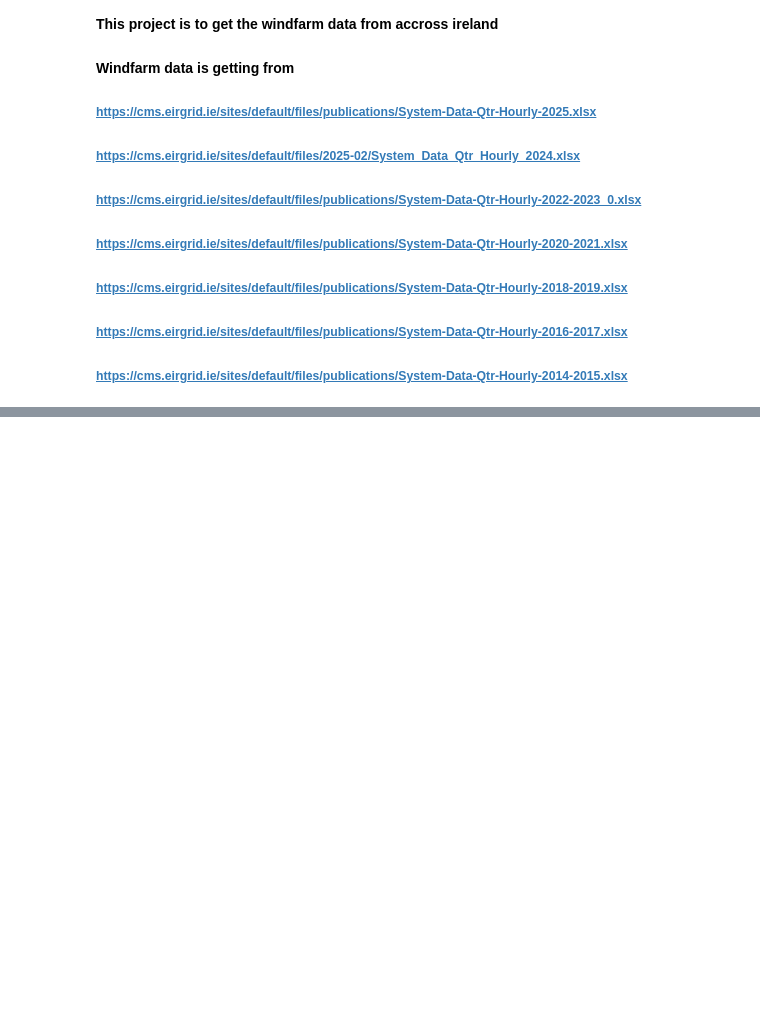
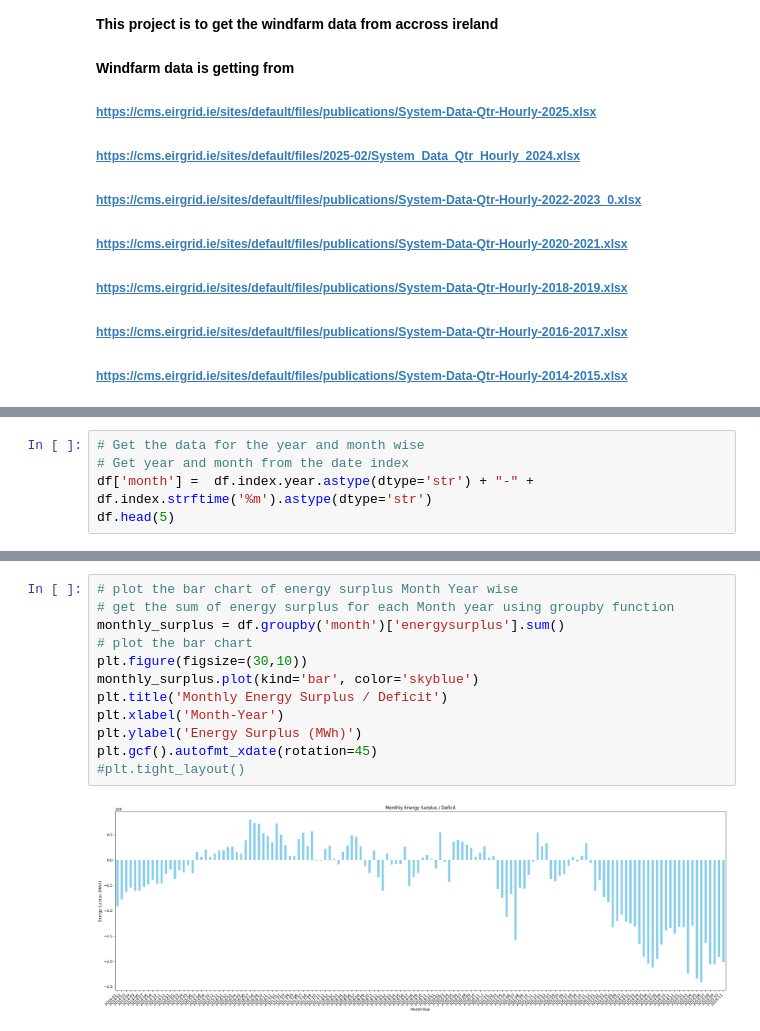
Before and after one commit to akshaypastagiya/PFDA, a Jupyter notebook: Project/data/eirenergy.ipynb, the cells around one changed output, grey strips where cells are left out. Saved outputs shown, nothing was run; the diff lists cells and outputs as text; blank space fills up the shorter version.

```diff
--- a/Project/data/eirenergy.ipynb
+++ b/Project/data/eirenergy.ipynb
@@ -160,0 +133,5 @@ plt.show()
+# %%
+# Get the data for the year and month wise
+# Get year and month from the date index
+df['month'] =  df.index.year.astype(dtype='str') + "-" + df.index.strftime('%m').astype(dtype='str')
+df.head(5)
@@ -160,0 +146,14 @@ plt.show()
+# %%
+# plot the bar chart of energy surplus Month Year wise
+# get the sum of energy surplus for each Month year using groupby function
+monthly_surplus = df.groupby('month')['energysurplus'].sum()
+# plot the bar chart
+plt.figure(figsize=(30,10))
+monthly_surplus.plot(kind='bar', color='skyblue')
+plt.title('Monthly Energy Surplus / Deficit')
+plt.xlabel('Month-Year')
+plt.ylabel('Energy Surplus (MWh)')
+plt.gcf().autofmt_xdate(rotation=45)
+#plt.tight_layout()
+# %% [output]
+[figure, added]
```
Also changed, not shown: parts of 13 cells of this notebook, 1 other file.
